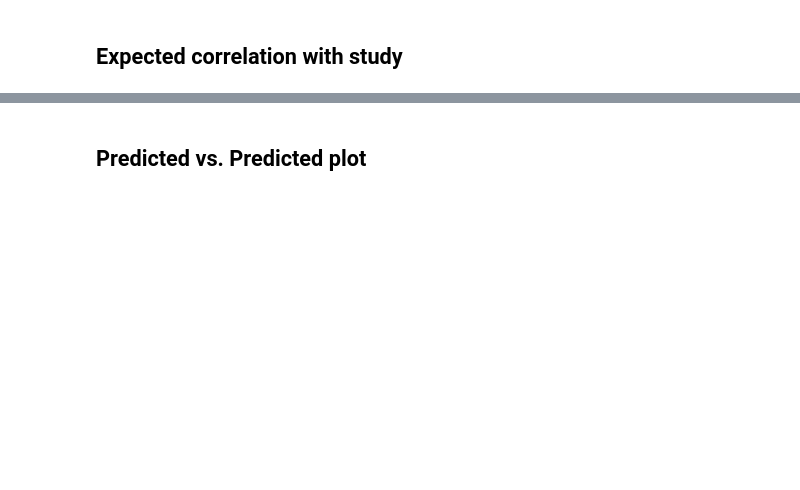
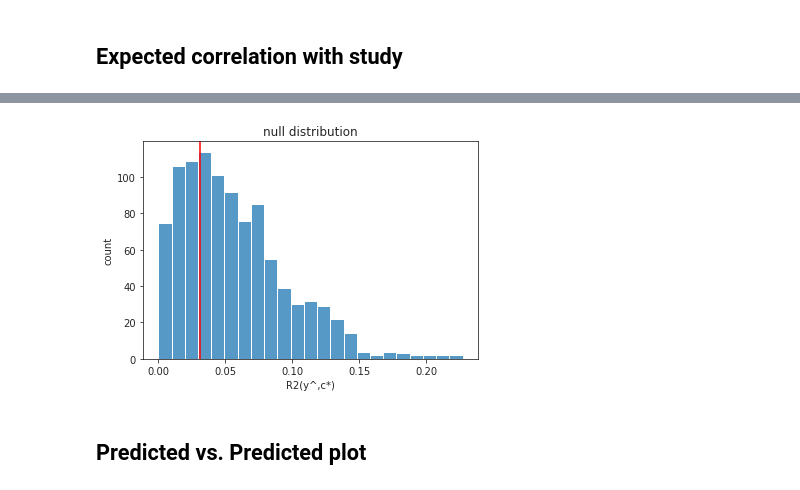
Before and after one commit to spisakt/RPN-signature, a Jupyter notebook: notebooks/3_compare_predictions-combat-conservative.ipynb, the cells around one changed output, grey strips where cells are left out. Drawn from its saved outputs; the diff is of its cells as text; code cells hidden in the pictures; blank space fills up the shorter version.

Commit message:
figures regenerated

```diff
--- a/notebooks/3_compare_predictions-combat-conservative.ipynb
+++ b/notebooks/3_compare_predictions-combat-conservative.ipynb
@@ -387,0 +301,13 @@ binom_interval(256*0.6484375, 256)
+# %%
+lab, site = np.unique(df.study, return_inverse=True)
+
+fit=partial_confound_test(y=df.mean_QST_pain_sensitivity,
+                      yhat=predictions['multi-center'],
+                      c=site,
+                      cat_c=True,
+                      return_null_dist=True, random_state=42)
+# %%
+plot_null_dist(fit)
+plt.savefig("../res/multi-center/center-bias_combat.pdf")
+plot_graph(fit)
+# %% [output]
@@ -388,3 +315,4 @@ binom_interval(256*0.6484375, 256)
+[figure, added]
 # %% [markdown]
 ## Predicted vs. Predicted plot
 # %%
```
Also changed, not shown: parts of 18 cells of this notebook, 22 other files.
